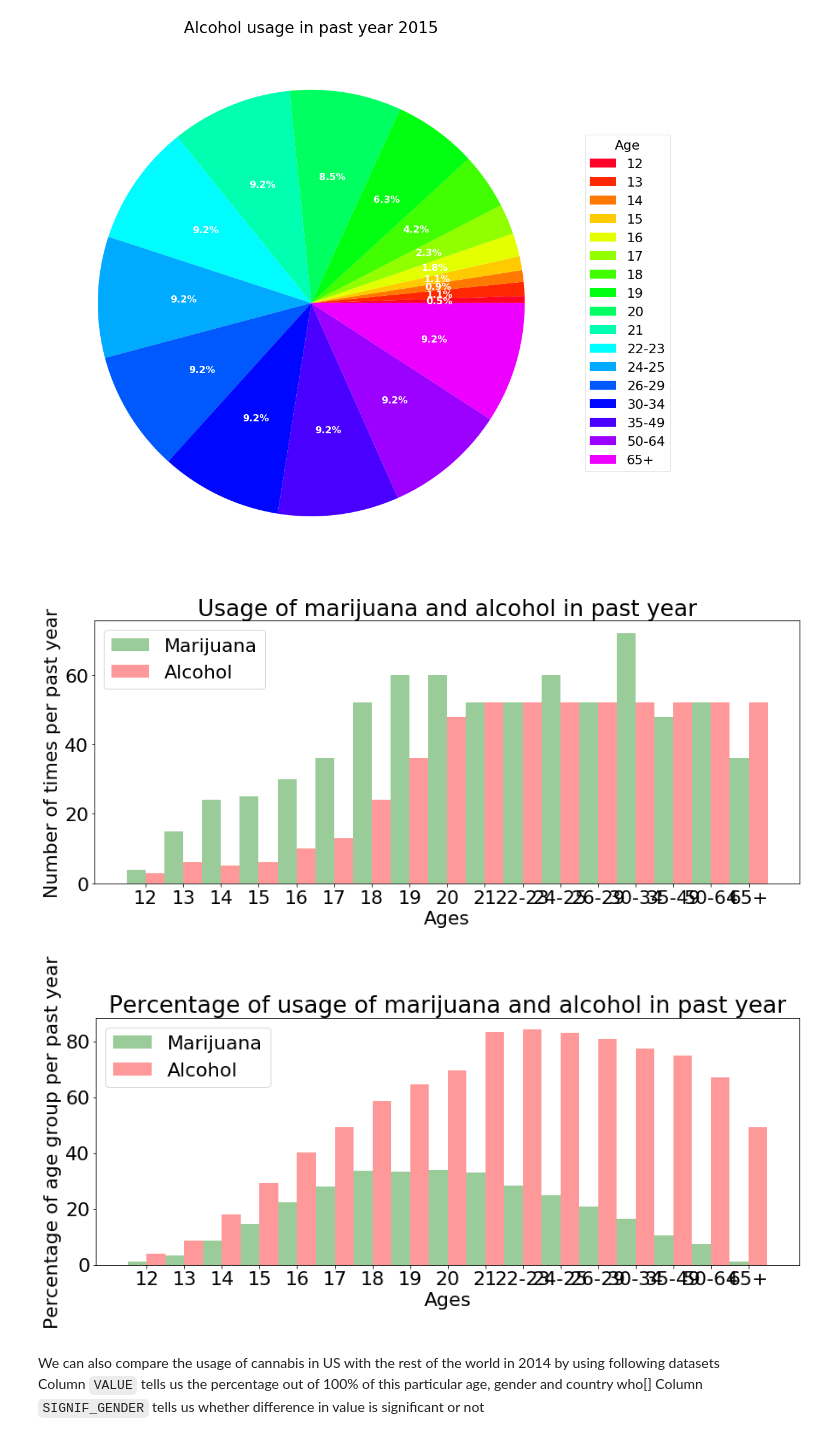
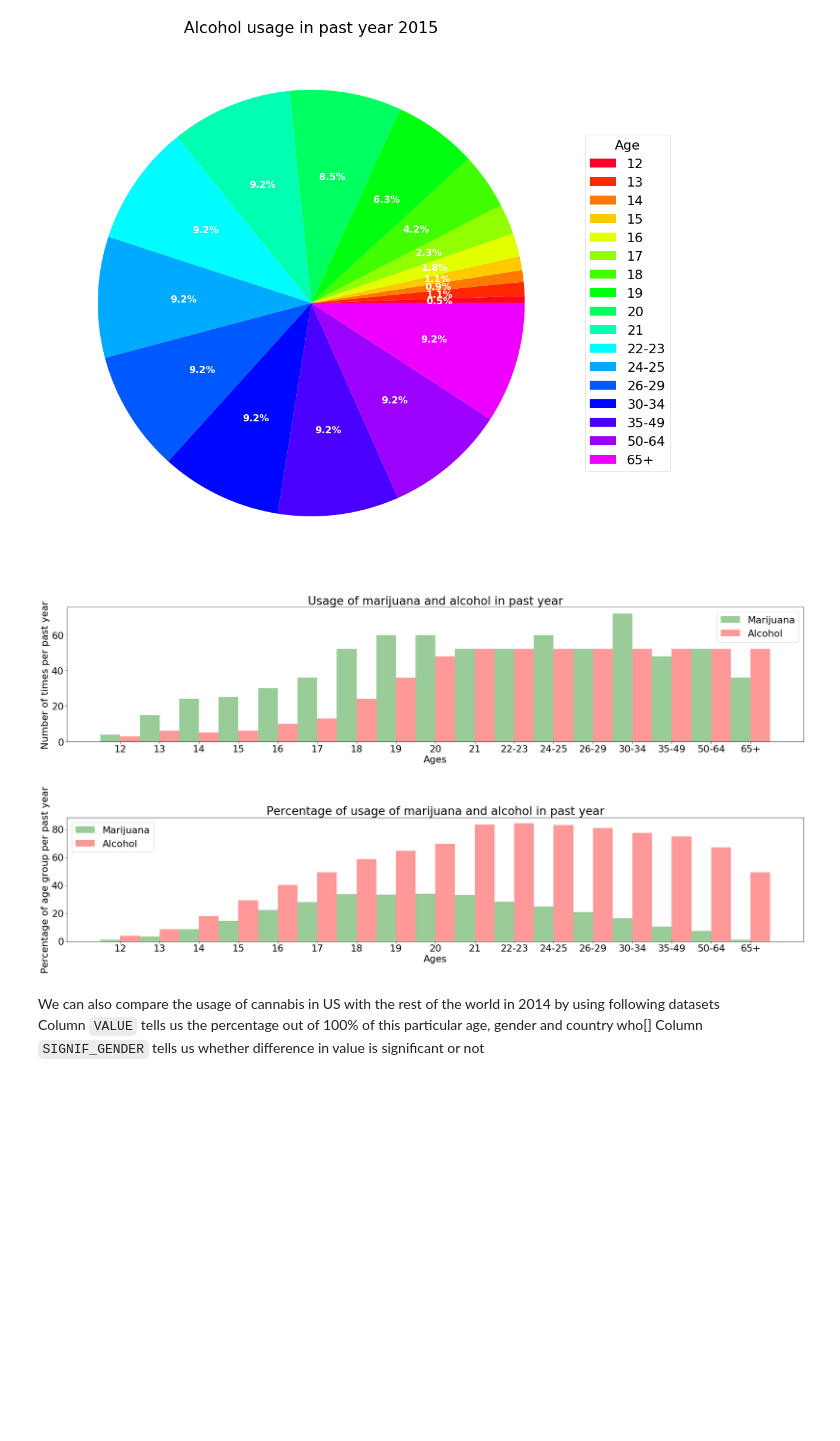
Before and after one commit to st-rom/dataprocessing_project, a Jupyter notebook: project/Project.ipynb, the cells around one changed output. Cells and saved outputs as stored; diff of their text form; code cells hidden in the pictures; blank space fills up the shorter version.

```diff
--- a/project/Project.ipynb
+++ b/project/Project.ipynb
@@ -250,15 +250,7 @@ ax.set_yticklabels(states)
 #ax.legend()
 
 ax.legend(handles=[grey_patch, blue_patch, green_patch])
-plt.rcParams.update({'font.size': 22})
-
-# spos = Slider(axpos, 'Pos', 0.1, 90.0)
-# def update(val):
-#     pos = spos.val
-#     ax.axis([pos,pos+10,-1,1])
-#     fig.canvas.draw_idle()
-
-# spos.on_changed(update)
+plt.rcParams.update({'font.size': 32})
 
 fig.tight_layout()
 plt.show()
@@ -357,36 +349,36 @@ def histo(type1, type2, type3):
     means1 = list(data_all_uses["marijuana-" + type1])
     means2 = list(data_all_uses["alcohol-" + type1])
 
-    fig, ax = plt.subplots(figsize=(13, 6))
+    fig, ax = plt.subplots(figsize=(25, 6))
 
     index = np.arange(n_groups)
     bar_width = 0.5
 
     opacity = 0.4
     error_config = {'ecolor': '0.3'}
 
     rects1 = ax.bar(index, means1, bar_width,
                     alpha=opacity, color='g', error_kw=error_config,
                     label='Marijuana')
 
     rects2 = ax.bar(index + bar_width, means2, bar_width,
                     alpha=opacity, color='r', error_kw=error_config,
                     label='Alcohol')
 
     ax.set_xlabel('Ages')
     ax.set_ylabel(type2 + "per past year")
     ax.set_title(type3 + 'sage of marijuana and alcohol in past year')
     ax.set_xticks(index + bar_width / 2)
     ax.set_xticklabels(list(data_all_uses["age"]))
     ax.legend()
 
     fig.tight_layout()
     plt.show()
 histo("frequency", "Number of times ", "U")
 histo("use", "Percentage of age group ", "Percentage of u")
 # %% [output]
-[figure, old version]
+[figure, new version]
-[figure, old version]
+[figure, new version]
 # %% [markdown]
 We can also compare the usage of cannabis in US with the rest of the world in 2014 by using following datasets<br>
 Column `VALUE` tells us the percentage out of 100% of this particular age, gender and country who[]
```
Also changed, not shown: parts of 10 cells of this notebook.
